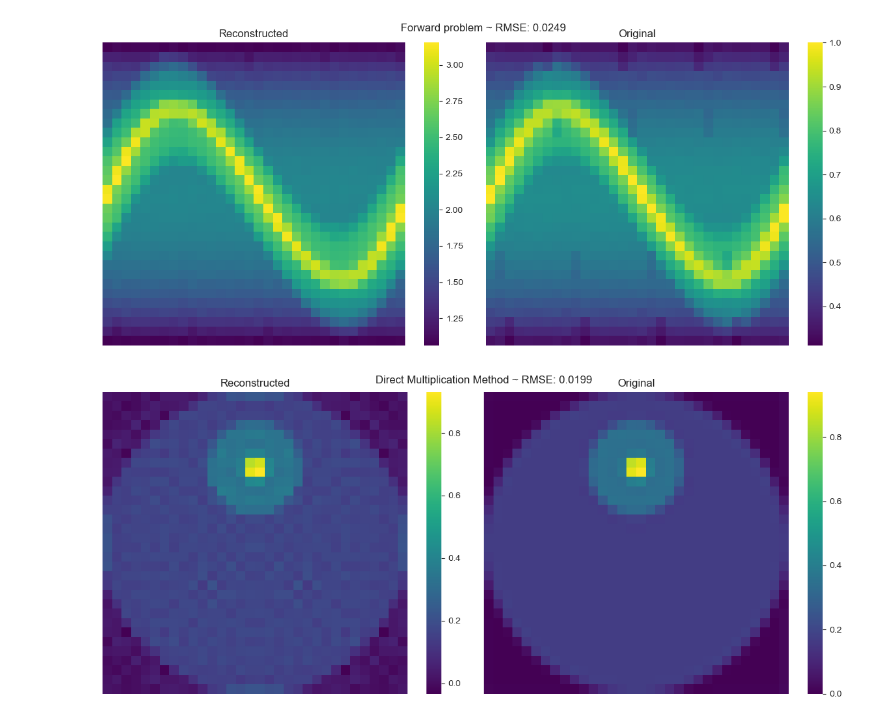
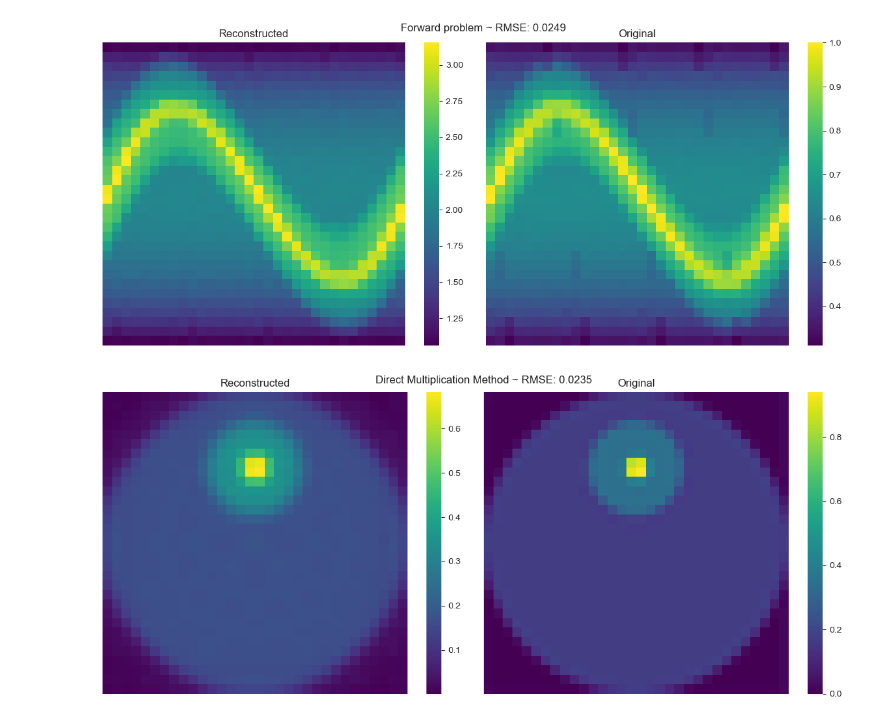
Before and after one commit to aakashks/CT-Reconstruction-2D, a Jupyter notebook: test_notebooks/balanced_data2.ipynb, the cells around one changed output. Saved outputs shown, nothing was run; the diff lists cells and outputs as text; code cells hidden in the pictures.

```diff
--- a/test_notebooks/balanced_data2.ipynb
+++ b/test_notebooks/balanced_data2.ipynb
@@ -68,6 +68,6 @@ plot_images(d_recon.reshape(32, 32), d.reshape(32, 32), title='Forward problem ~
 [figure]
 # %%
 x_recon_img = recon.solve(d_recon)
-plot_images(x_recon_img, phantom_img, rescale_for_rmse=False, title='Direct Multiplication Method ~ ');
+plot_images(convolute(x_recon_img, 'radial'), phantom_img, rescale_for_rmse=False, title='Direct Multiplication Method ~ ');
 # %% [output]
-[figure, old version]
+[figure, new version]
```
Also changed, not shown: parts of 2 cells of this notebook, 1 other file.
